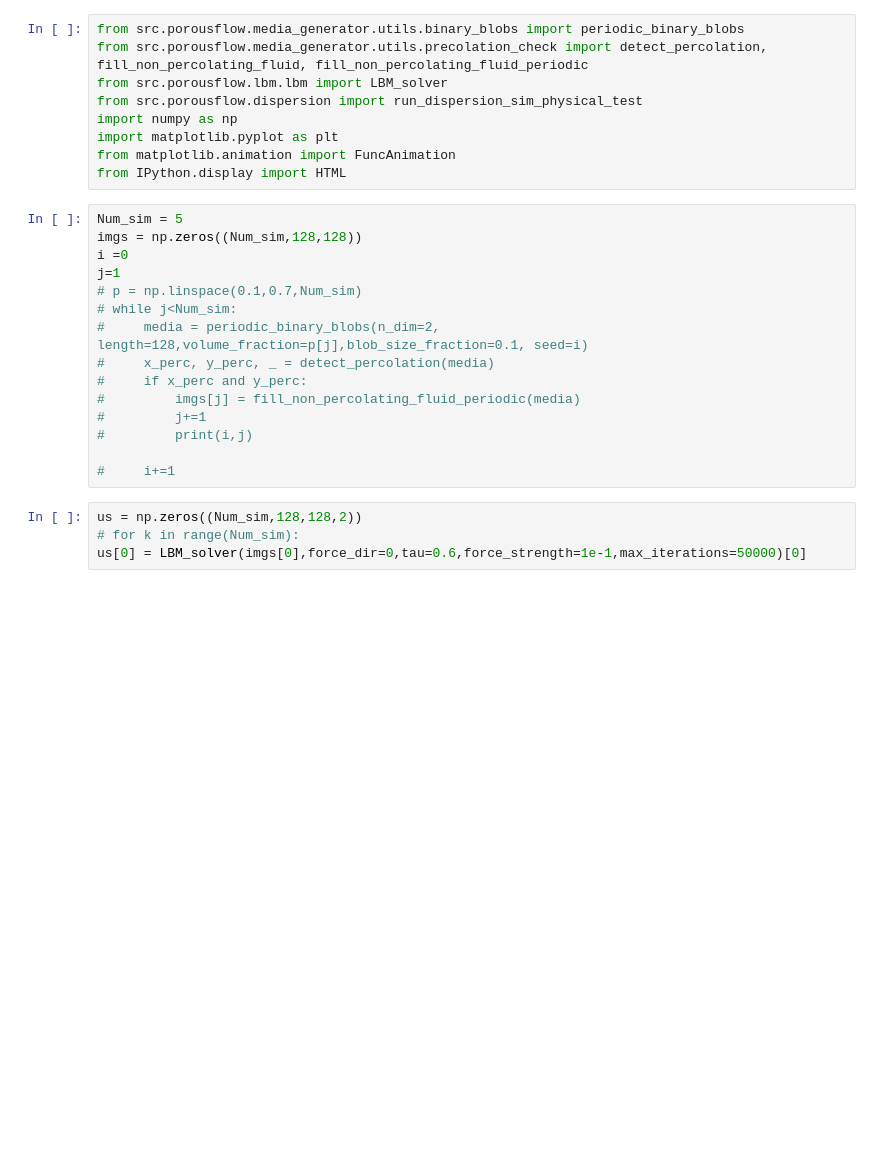
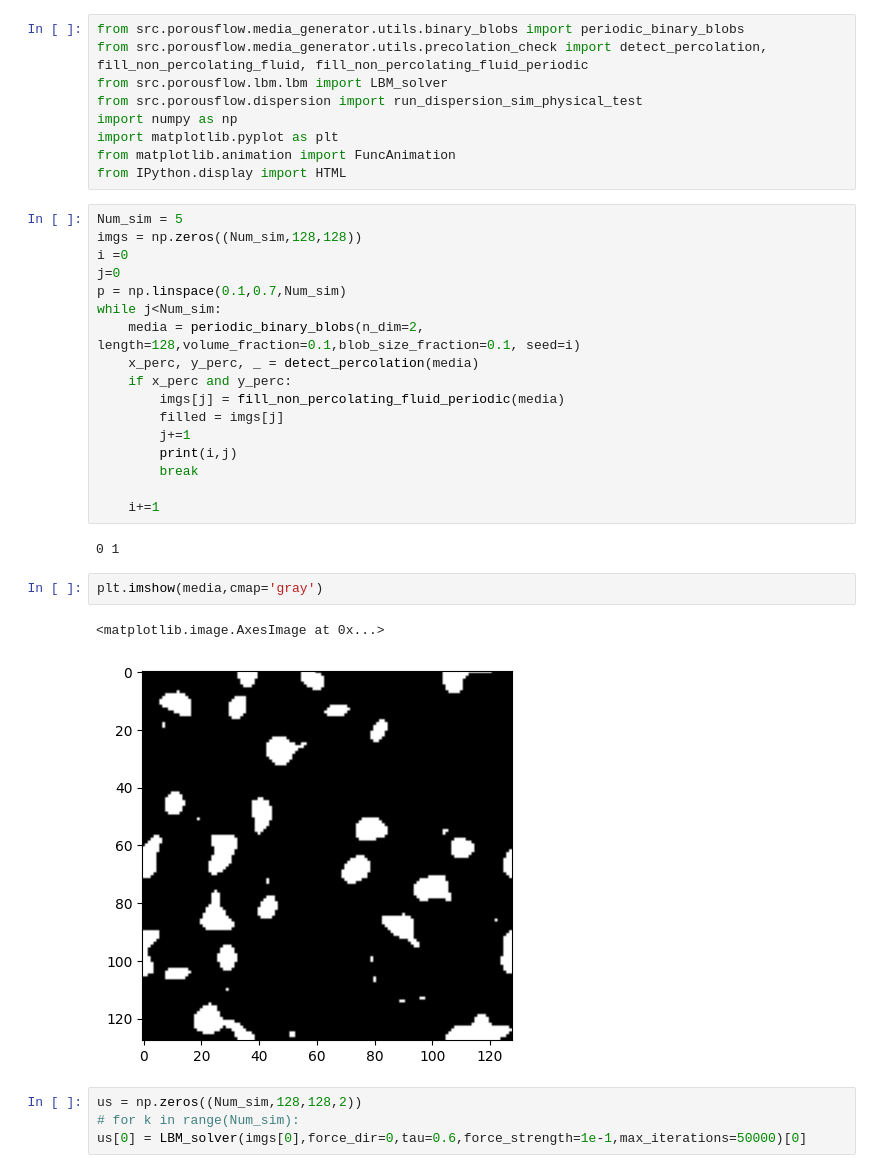
Before and after one commit to Tensorboy2/porousflow, a Jupyter notebook: dispersion.ipynb, the cells around one changed output. Saved outputs shown, nothing was run; the diff lists cells and outputs as text; blank space fills up the shorter version.

```diff
--- a/dispersion.ipynb
+++ b/dispersion.ipynb
@@ -11,17 +11,26 @@ from IPython.display import HTML
 Num_sim = 5
 imgs = np.zeros((Num_sim,128,128))
 i =0
-j=1
-# p = np.linspace(0.1,0.7,Num_sim)
-# while j<Num_sim:
-#     media = periodic_binary_blobs(n_dim=2, length=128,volume_fraction=p[j],blob_size_fraction=0.1, seed=i)
-#     x_perc, y_perc, _ = detect_percolation(media)
-#     if x_perc and y_perc:
-#         imgs[j] = fill_non_percolating_fluid_periodic(media)
-#         j+=1
-#         print(i,j)
+j=0
+p = np.linspace(0.1,0.7,Num_sim)
+while j<Num_sim:
+    media = periodic_binary_blobs(n_dim=2, length=128,volume_fraction=0.1,blob_size_fraction=0.1, seed=i)
+    x_perc, y_perc, _ = detect_percolation(media)
+    if x_perc and y_perc:
+        imgs[j] = fill_non_percolating_fluid_periodic(media)
+        filled = imgs[j]
+        j+=1
+        print(i,j)
+        break
 
-#     i+=1
+    i+=1
+# %% [output]
+0 1
+# %%
+plt.imshow(media,cmap='gray')
+# %% [output]
+<matplotlib.image.AxesImage at 0x...>
+[figure, added]
 # %%
 us = np.zeros((Num_sim,128,128,2))
 # for k in range(Num_sim):
```
Also changed, not shown: parts of 5 cells of this notebook, 2 other files.
